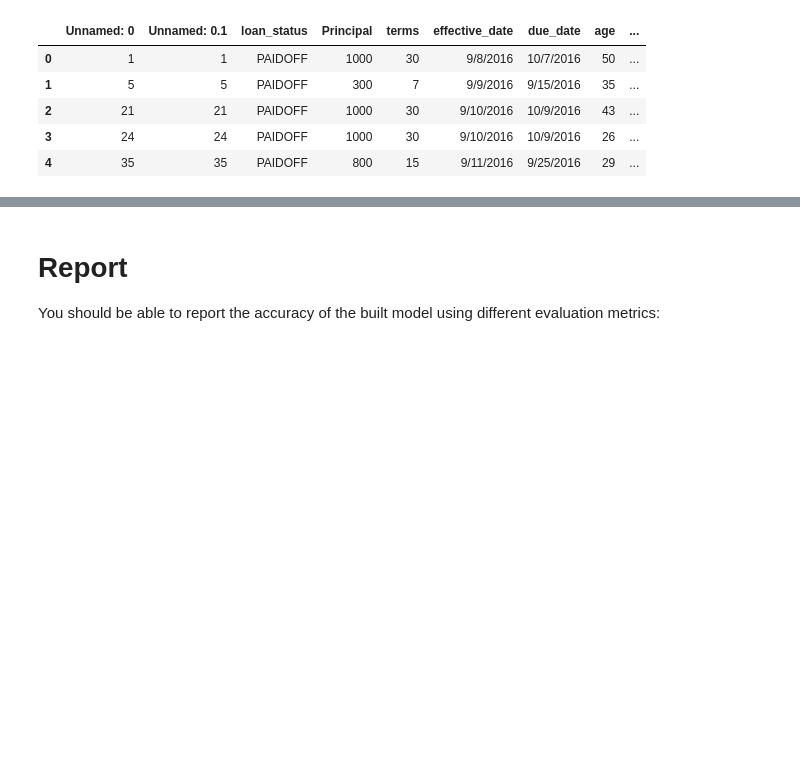
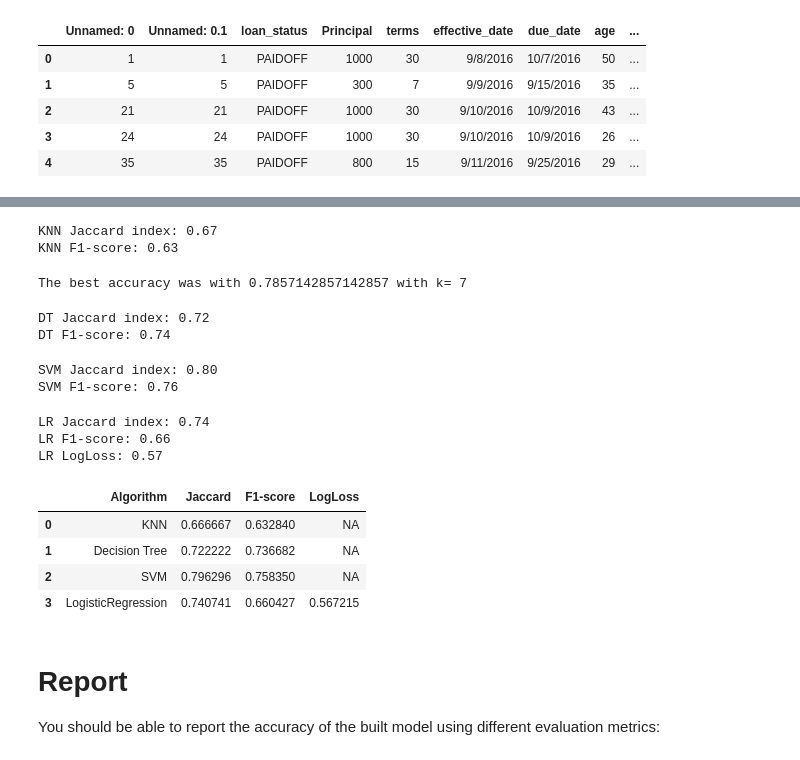
Before and after one commit to BAbhishekChandra/Coursera_Capstone_Project, a Jupyter notebook: Capstone Intro Notebook.ipynb, the cells around one changed output, grey strips where cells are left out. Cells and saved outputs as stored; diff of their text form; code cells hidden in the pictures; blank space fills up the shorter version.

```diff
--- a/Capstone Intro Notebook.ipynb
+++ b/Capstone Intro Notebook.ipynb
@@ -621,3 +487,63 @@ NameError: name 'classification_report' is not defined
+# %%
+knn_yhat = KNearestNeighbour.predict(test_X)
+JKNN=jaccard_similarity_score(test_y, knn_yhat)
+FKNN=f1_score(test_y, knn_yhat, average='weighted')
+print("KNN Jaccard index: %.2f" % jaccard_similarity_score(test_y, knn_yhat))
+print("KNN F1-score: %.2f" % f1_score(test_y, knn_yhat, average='weighted') )
+# %% [output]
+KNN Jaccard index: 0.67
+KNN F1-score: 0.63
+# %%
+print( "The best accuracy was with", mean_acc.max(), "with k=", mean_acc.argmax()+1)
+# %% [output]
+The best accuracy was with 0.7857142857142857 with k= 7
+# %%
+DT_yhat = DecisionTree_model.predict(test_X)
+JDT=jaccard_similarity_score(test_y, DT_yhat)
+FDT=f1_score(test_y, DT_yhat, average='weighted')
+print("DT Jaccard index: %.2f" % jaccard_similarity_score(test_y, DT_yhat))
+print("DT F1-score: %.2f" % f1_score(test_y, DT_yhat, average='weighted') )
+# %% [output]
+DT Jaccard index: 0.72
+DT F1-score: 0.74
+# %%
+SVM_yhat = Support_Vector_Machine_model.predict(test_X)
+JSVM=jaccard_similarity_score(test_y, SVM_yhat)
+FSVM=f1_score(test_y, SVM_yhat, average='weighted')
+print("SVM Jaccard index: %.2f" % jaccard_similarity_score(test_y, SVM_yhat))
+print("SVM F1-score: %.2f" % f1_score(test_y, SVM_yhat, average='weighted') )
+# %% [output]
+SVM Jaccard index: 0.80
+SVM F1-score: 0.76
+# %%
+LR_yhat = LogisticRegression_model.predict(test_X)
+LR_yhat_prob = LogisticRegression_model.predict_proba(test_X)
+JLR=jaccard_similarity_score(test_y, LR_yhat)
+FLR=f1_score(test_y, LR_yhat, average='weighted')
+LLR=log_loss(test_y, LR_yhat_prob)
+print("LR Jaccard index: %.2f" % jaccard_similarity_score(test_y, LR_yhat))
+print("LR F1-score: %.2f" % f1_score(test_y, LR_yhat, average='weighted') )
+print("LR LogLoss: %.2f" % log_loss(test_y, LR_yhat_prob))
+# %% [output]
+LR Jaccard index: 0.74
+LR F1-score: 0.66
+LR LogLoss: 0.57
+# %%
+Report= {
+    'Algorithm': ['KNN', 'Decision Tree', 'SVM', 'LogisticRegression'],
+    'Jaccard': [JKNN, JDT, JSVM, JLR],
+    'F1-score': [FKNN, FDT, FSVM, FLR],
+    'LogLoss': ['NA', 'NA', 'NA', LLR],
+}
+
+df = pd.DataFrame(data=Report)
+df
+# %% [output]
+|  | Algorithm | Jaccard | F1-score | LogLoss |
+| 0 | KNN | 0.666667 | 0.632840 | NA |
+| 1 | Decision Tree | 0.722222 | 0.736682 | NA |
+| 2 | SVM | 0.796296 | 0.758350 | NA |
+| 3 | LogisticRegression | 0.740741 | 0.660427 | 0.567215 |
 # %% [markdown]
 # Report
 You should be able to report the accuracy of the built model using different evaluation metrics:
```
Also changed, not shown: parts of 36 cells of this notebook.
